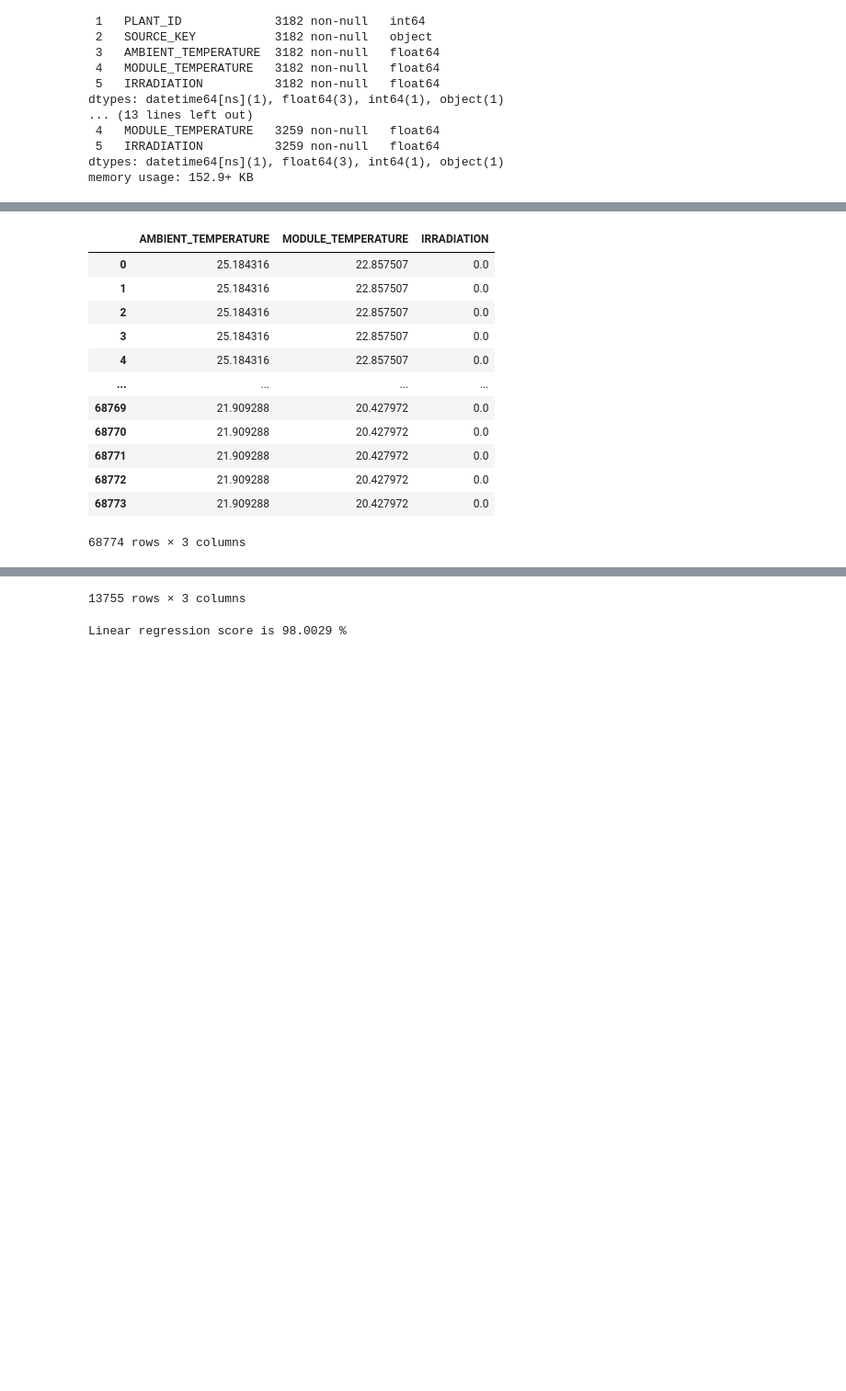
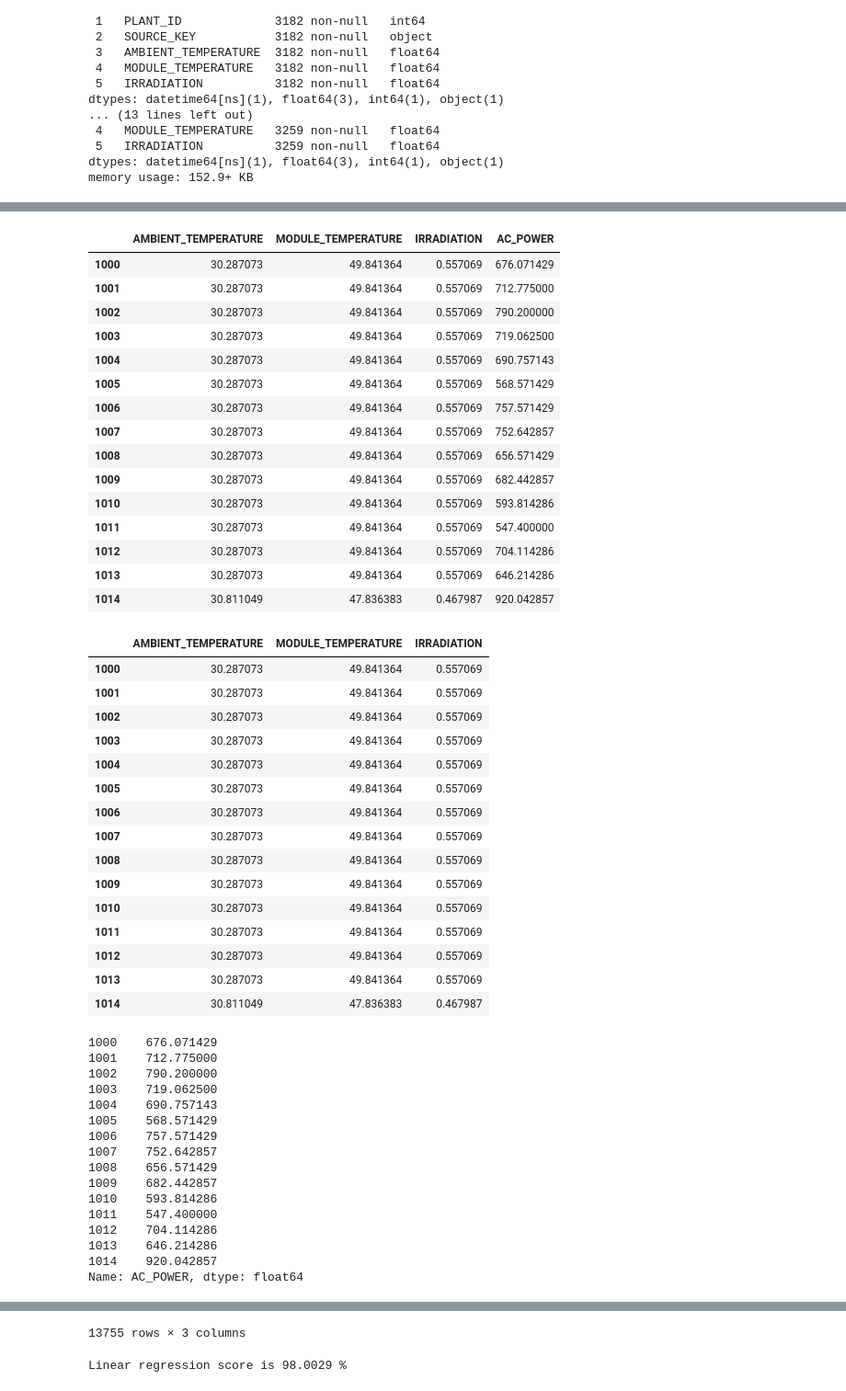
Before and after one commit to Julha19/AML_project, a Jupyter notebook: andi_AML.ipynb, the cells around one changed output, grey strips where cells are left out. Shown at 92% size. Saved outputs shown, nothing was run; the diff lists cells and outputs as text; code cells hidden in the pictures; blank space fills up the shorter version.

```diff
--- a/andi_AML.ipynb
+++ b/andi_AML.ipynb
@@ -183,8 +183,8 @@ memory usage: 152.9+ KB
 
 
 plant1_tot_data=pd.merge(plant1.drop(columns=["PLANT_ID"]), weather1.drop(columns=["PLANT_ID","SOURCE_KEY"]), on="DATE_TIME")
-plant1_tot_data['HOUR'] = pd.to_datetime(plant1_tot_data['DATE_TIME'].astype(str)).dt.hour+(pd.to_datetime(plant1_tot_data['DATE_TIME'].astype(str)).dt.minute)/60
-plant1_tot_data['MIDDAYNESS'] = abs(12-abs(plant1_tot_data['HOUR']-12))
+# plant1_tot_data['HOUR'] = pd.to_datetime(plant1_tot_data['DATE_TIME'].astype(str)).dt.hour+(pd.to_datetime(plant1_tot_data['DATE_TIME'].astype(str)).dt.minute)/60
+# plant1_tot_data['MIDDAYNESS'] = abs(12-abs(plant1_tot_data['HOUR']-12))
     # Only maybe use MIDDAYNESS. It has better correlations with power generation than HOUR
     # Or maybe use polynomial features - preprocessing on HOURS???
 display(plant1_tot_data)
@@ -287,44 +281,86 @@ correlations.style.background_gradient(cmap='coolwarm').set_precision(2)
 # %%
 # Change later. Copied directly from Kaggle, just to see results, and see whether I get  close to the same result
 
 #Dropping parameters, not usable for predicting AC_POWER
 # plant1_tot_data_short=plant1_tot_data.drop(['DATE_TIME','SOURCE_KEY','DC_POWER','DAILY_YIELD','TOTAL_YIELD'],axis=1)
 
 feature_names=['AMBIENT_TEMPERATURE', 'MODULE_TEMPERATURE', 'IRRADIATION']
 # feature_names=['AMBIENT_TEMPERATURE', 'MODULE_TEMPERATURE', 'IRRADIATION', 'HOUR']
 # feature_names=['AMBIENT_TEMPERATURE', 'MODULE_TEMPERATURE', 'IRRADIATION', 'MIDDAYNESS']
 X = plant1_tot_data[feature_names]
 y = plant1_tot_data['AC_POWER']
 
-display(X)
+
+# Just to write out nice table for example data
+# display(X)
+Xy=pd.concat([X, y], axis=1)
+display(Xy[1000:1015])
+display(X[1000:1015])
+display(y[1000:1015])
+
 
 from sklearn.model_selection import train_test_split
 
 X_train, X_test, y_train, y_test = train_test_split(X, y, test_size=.2, random_state=42)
 
 
 #Making scaler
 from sklearn.preprocessing import StandardScaler
 scaler=StandardScaler()
 #Fitting scaler to the data
 scaler.fit(X_test)
 
 #Transform the data to normal distributions
 X_test=pd.DataFrame(scaler.transform(X_test))
 X_train=pd.DataFrame(scaler.transform(X_train))
 
 display(X_test)
 # %% [output]
-|  | AMBIENT_TEMPERATURE | MODULE_TEMPERATURE | IRRADIATION |
-| 0 | 25.184316 | 22.857507 | 0.0 |
-| 1 | 25.184316 | 22.857507 | 0.0 |
-| 2 | 25.184316 | 22.857507 | 0.0 |
-| 3 | 25.184316 | 22.857507 | 0.0 |
-| 4 | 25.184316 | 22.857507 | 0.0 |
-| ... | ... | ... | ... |
-| 68769 | 21.909288 | 20.427972 | 0.0 |
-| 68770 | 21.909288 | 20.427972 | 0.0 |
-| 68771 | 21.909288 | 20.427972 | 0.0 |
-| 68772 | 21.909288 | 20.427972 | 0.0 |
-| 68773 | 21.909288 | 20.427972 | 0.0 |
+|  | AMBIENT_TEMPERATURE | MODULE_TEMPERATURE | IRRADIATION | AC_POWER |
+| 1000 | 30.287073 | 49.841364 | 0.557069 | 676.071429 |
+| 1001 | 30.287073 | 49.841364 | 0.557069 | 712.775000 |
+| 1002 | 30.287073 | 49.841364 | 0.557069 | 790.200000 |
+| 1003 | 30.287073 | 49.841364 | 0.557069 | 719.062500 |
+| 1004 | 30.287073 | 49.841364 | 0.557069 | 690.757143 |
+| 1005 | 30.287073 | 49.841364 | 0.557069 | 568.571429 |
+| 1006 | 30.287073 | 49.841364 | 0.557069 | 757.571429 |
+| 1007 | 30.287073 | 49.841364 | 0.557069 | 752.642857 |
+| 1008 | 30.287073 | 49.841364 | 0.557069 | 656.571429 |
+| 1009 | 30.287073 | 49.841364 | 0.557069 | 682.442857 |
+| 1010 | 30.287073 | 49.841364 | 0.557069 | 593.814286 |
+| 1011 | 30.287073 | 49.841364 | 0.557069 | 547.400000 |
+| 1012 | 30.287073 | 49.841364 | 0.557069 | 704.114286 |
+| 1013 | 30.287073 | 49.841364 | 0.557069 | 646.214286 |
+| 1014 | 30.811049 | 47.836383 | 0.467987 | 920.042857 |
+|  | AMBIENT_TEMPERATURE | MODULE_TEMPERATURE | IRRADIATION |
+| 1000 | 30.287073 | 49.841364 | 0.557069 |
+| 1001 | 30.287073 | 49.841364 | 0.557069 |
+| 1002 | 30.287073 | 49.841364 | 0.557069 |
+| 1003 | 30.287073 | 49.841364 | 0.557069 |
+| 1004 | 30.287073 | 49.841364 | 0.557069 |
+| 1005 | 30.287073 | 49.841364 | 0.557069 |
+| 1006 | 30.287073 | 49.841364 | 0.557069 |
+| 1007 | 30.287073 | 49.841364 | 0.557069 |
+| 1008 | 30.287073 | 49.841364 | 0.557069 |
+| 1009 | 30.287073 | 49.841364 | 0.557069 |
+| 1010 | 30.287073 | 49.841364 | 0.557069 |
+| 1011 | 30.287073 | 49.841364 | 0.557069 |
+| 1012 | 30.287073 | 49.841364 | 0.557069 |
+| 1013 | 30.287073 | 49.841364 | 0.557069 |
+| 1014 | 30.811049 | 47.836383 | 0.467987 |
-68774 rows × 3 columns
+1000    676.071429
+1001    712.775000
+1002    790.200000
+1003    719.062500
+1004    690.757143
+1005    568.571429
+1006    757.571429
+1007    752.642857
+1008    656.571429
+1009    682.442857
+1010    593.814286
+1011    547.400000
+1012    704.114286
+1013    646.214286
+1014    920.042857
+Name: AC_POWER, dtype: float64
```
Also changed, not shown: parts of 7 cells of this notebook.
